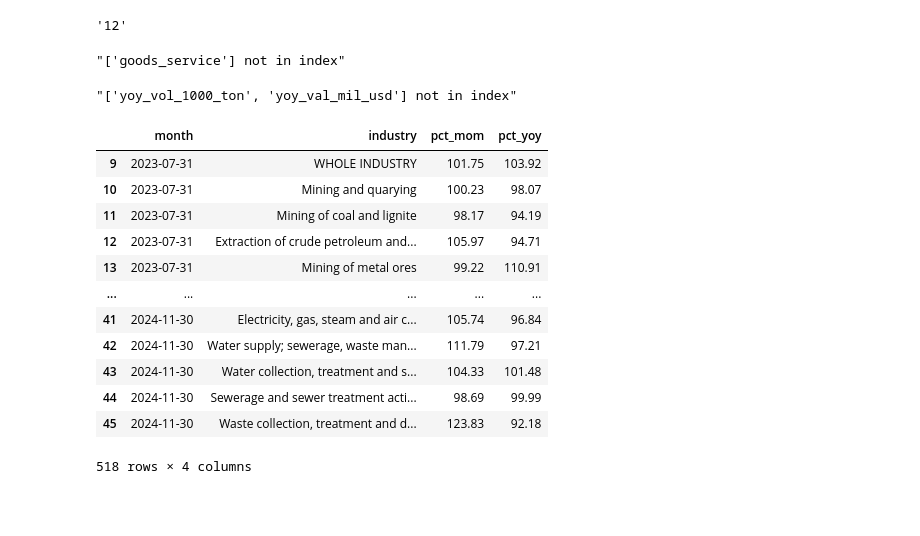
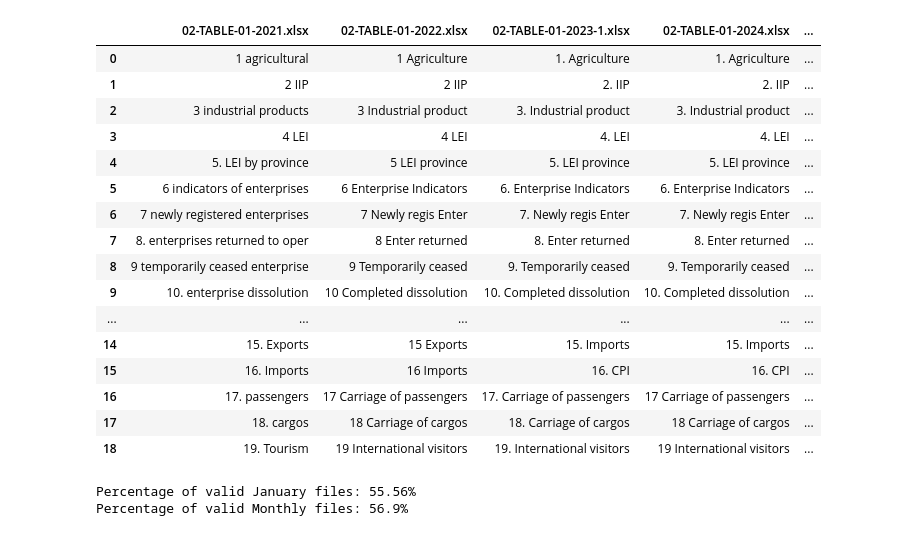
Before and after one commit to hogDuc/gso-macro-data, a Jupyter notebook: crawler.ipynb, the cells around one changed output. Saved outputs shown, nothing was run; the diff lists cells and outputs as text; code cells hidden in the pictures; blank space fills up the shorter version.

```diff
--- a/crawler.ipynb
+++ b/crawler.ipynb
@@ -106,0 +115,20 @@ sheet_cols["january"][f"{1}"]["columns"]
+# %%
+j_check
+# %% [output]
+|  | 02-TABLE-01-2021.xlsx | 02-TABLE-01-2022.xlsx | 02-TABLE-01-2023-1.xlsx | 02-TABLE-01-2024.xlsx | ... |
+| 0 | 1 agricultural | 1 Agriculture | 1. Agriculture | 1. Agriculture | ... |
+| 1 | 2 IIP | 2 IIP | 2. IIP | 2. IIP | ... |
+| 2 | 3 industrial products | 3 Industrial product | 3. Industrial product | 3. Industrial product | ... |
+| 3 | 4 LEI | 4 LEI | 4. LEI | 4. LEI | ... |
+| 4 | 5. LEI by province | 5 LEI province | 5. LEI province | 5. LEI province | ... |
+| 5 | 6 indicators of enterprises | 6 Enterprise Indicators | 6. Enterprise Indicators | 6. Enterprise Indicators | ... |
+| 6 | 7 newly registered enterprises | 7 Newly regis Enter | 7. Newly regis Enter | 7. Newly regis Enter | ... |
+| 7 | 8. enterprises returned to oper | 8 Enter returned | 8. Enter returned | 8. Enter returned | ... |
+| 8 | 9 temporarily ceased enterprise | 9 Temporarily ceased | 9. Temporarily ceased | 9. Temporarily ceased | ... |
+| 9 | 10. enterprise dissolution | 10 Completed dissolution | 10. Completed dissolution | 10. Completed dissolution | ... |
+| ... | ... | ... | ... | ... | ... |
+| 14 | 15. Exports | 15 Exports | 15. Imports | 15. Imports | ... |
+| 15 | 16. Imports | 16 Imports | 16. CPI | 16. CPI | ... |
+| 16 | 17. passengers | 17 Carriage of passengers | 17. Carriage of passengers | 17 Carriage of passengers | ... |
+| 17 | 18. cargos | 18 Carriage of cargos | 18. Carriage of cargos | 18 Carriage of cargos | ... |
+| 18 | 19. Tourism | 19 International visitors | 19. International visitors | 19 International visitors | ... |
@@ -107,3 +148,17 @@ sheet_cols["january"][f"{1}"]["columns"]
+# %%
+
+valid_jan_files = [x for x in january_files if x not in jan_error and x not in jan_anomalies]
+print(f"Percentage of valid January files: {
+    round(len(valid_jan_files)/len(january_files)*100, 2)
+}%")
+
+valid_monthly_files = [x for x in monthly_files if x not in monthly_error and x not in monthly_anomalies]
+print(f"Percentage of valid Monthly files: {
+    round(len(valid_monthly_files)/len(monthly_files)*100, 2)
+}%")
+# %% [output]
+Percentage of valid January files: 55.56%
+Percentage of valid Monthly files: 56.9%
 # %%
 # Process January data
 number_of_sheets = 19
@@ -111,15 +166,16 @@ number_of_sheets = 19
 with open("sheetnames.json") as js:
     sheet_cols = json.load(js)
 
+# Process January data
 for sheet_index in tqdm(range(0, number_of_sheets)):
-    try:
         combine_df = pd.DataFrame()
 
         if sheet_index == 15:
             row_adj = 1
         else:
             row_adj = 0
-        for excel_path in monthly_files:
+        for excel_path in valid_jan_files:
+            print(f"Processing {excel_path}")
             sheet = use_columns(excel_path, sheet_index).iloc[1 + row_adj:,:]
             combine_df = pd.concat([combine_df, sheet], axis = 0)
 
@@ -149,25 +205,10 @@ for sheet_index in tqdm(range(0, number_of_sheets)):
             ))
         ))[var_list] # Rearranging the columns
 
-    except Exception as error:
-        print(error)
+        if check_values == False:
+            combine_df = clean_data(
+                combine_df,
+                var_list[1],
+                combine_df.columns[2 + adjust:]
+            )
+            combine_df.to_csv(os.path.join("combined_data", "january_data", f"{sheet_cols["monthly"][f"{sheet_index}"]["sheet"]}.csv"), index=False)
-# %% [output]
-'12'
-"['goods_service'] not in index"
-"['yoy_vol_1000_ton', 'yoy_val_mil_usd'] not in index"
-# %%
-clean_data(combine_df, var_list[1], combine_df.columns[2:])
-# %% [output]
-|  | month | industry | pct_mom | pct_yoy |
-| 9 | 2023-07-31 | WHOLE INDUSTRY | 101.75 | 103.92 |
-| 10 | 2023-07-31 | Mining and quarying | 100.23 | 98.07 |
-| 11 | 2023-07-31 | Mining of coal and lignite | 98.17 | 94.19 |
-| 12 | 2023-07-31 | Extraction of crude petroleum and... | 105.97 | 94.71 |
-| 13 | 2023-07-31 | Mining of metal ores | 99.22 | 110.91 |
-| ... | ... | ... | ... | ... |
-| 41 | 2024-11-30 | Electricity, gas, steam and air c... | 105.74 | 96.84 |
-| 42 | 2024-11-30 | Water supply; sewerage, waste man... | 111.79 | 97.21 |
-| 43 | 2024-11-30 | Water collection, treatment and s... | 104.33 | 101.48 |
-| 44 | 2024-11-30 | Sewerage and sewer treatment acti... | 98.69 | 99.99 |
-| 45 | 2024-11-30 | Waste collection, treatment and d... | 123.83 | 92.18 |
-518 rows × 4 columns
```
Also changed, not shown: parts of 15 cells of this notebook, 6 other files.
